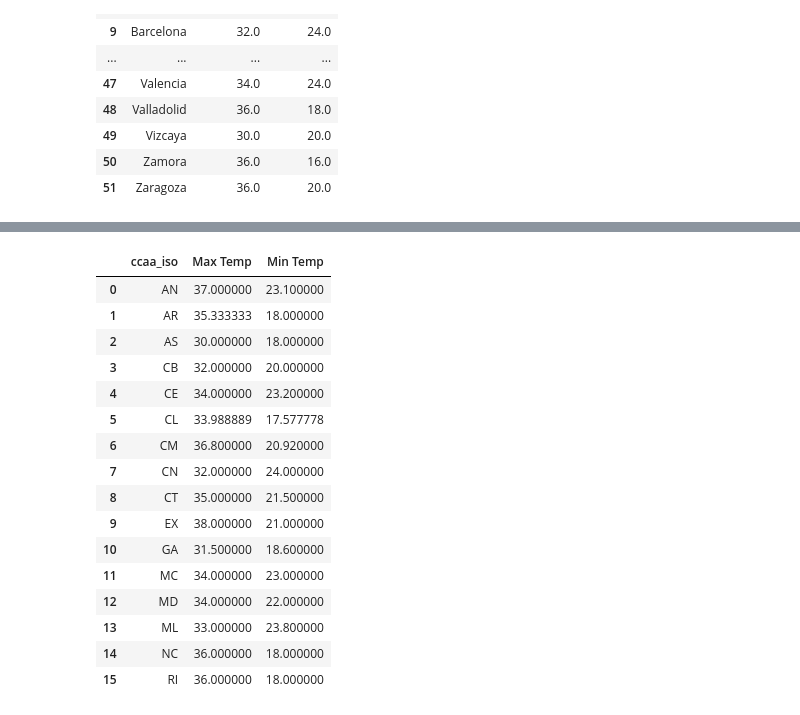
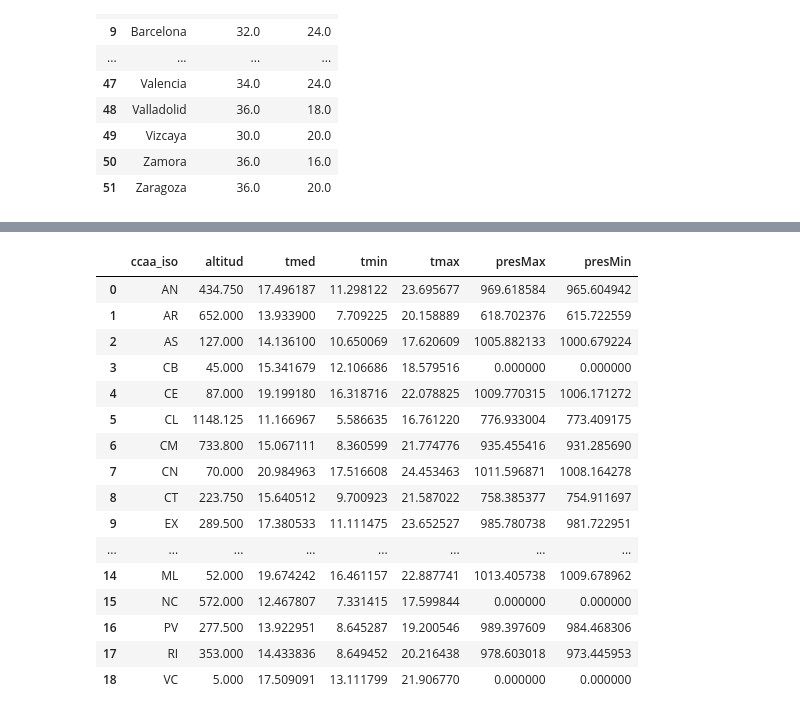
Before and after one commit to huezodaniel/TFM, a Jupyter notebook: ModeloCovid.ipynb, the cells around one changed output, grey strips where cells are left out. Saved outputs shown, nothing was run; the diff lists cells and outputs as text; code cells hidden in the pictures.

Commit message:
Modelos Y nueva data de clima

```diff
--- a/ModeloCovid.ipynb
+++ b/ModeloCovid.ipynb
@@ -70,6 +66,7 @@ MaximoPorProvincia
 # %%
 comunidades = pd.read_csv('Comunidades-Provincias.csv',sep=';', encoding="latin-1")
 comunidades = comunidades[['Codigo','CCAA','Provincia']]
+comunidades['Provincia'] = comunidades['Provincia'].str.upper()
 comunidades
 # %% [output]
 |  | Codigo | CCAA | Provincia |
@@ -91,0 +100,27 @@ comunidades
+# %%
+dataClimaPorProv = pd.DataFrame.from_records(db.ClimaPorProvincia.find())
+dataClimaPorProv['altitud'] = pd.to_numeric(dataClimaPorProv['altitud'])
+dataClimaPorProv['tmed'] = dataClimaPorProv['tmed'].str.replace(',','.')
+dataClimaPorProv['tmed'] = pd.to_numeric(dataClimaPorProv['tmed'])
+dataClimaPorProv['tmin'] = dataClimaPorProv['tmin'].str.replace(',','.')
+dataClimaPorProv['tmin'] = pd.to_numeric(dataClimaPorProv['tmin'])
+dataClimaPorProv['tmax'] = dataClimaPorProv['tmax'].str.replace(',','.')
+dataClimaPorProv['tmax'] = pd.to_numeric(dataClimaPorProv['tmax'])
+dataClimaPorProv['presMin'] = dataClimaPorProv['presMin'].str.replace(',','.')
+dataClimaPorProv['presMin'] = pd.to_numeric(dataClimaPorProv['presMin'])
+dataClimaPorProv['presMax'] = dataClimaPorProv['presMax'].str.replace(',','.')
+dataClimaPorProv['presMax'] = pd.to_numeric(dataClimaPorProv['presMax'])
+dataClimaPorProv['provincia'] = dataClimaPorProv['provincia'].str.replace('ARABA/ALAVA','ARABA')
+provincia_altitud  = dataClimaPorProv[['provincia','altitud']].drop_duplicates()
+provincia_tmedia = dataClimaPorProv[['provincia','tmed']].groupby(['provincia']).mean()
+provincia_tmin = dataClimaPorProv[['provincia','tmin']].groupby(['provincia']).mean()
+provincia_tmax = dataClimaPorProv[['provincia','tmax']].groupby(['provincia']).mean()
+provincia_presMax = dataClimaPorProv[['provincia','presMax']].groupby(['provincia']).mean()
+provincia_presMin = dataClimaPorProv[['provincia','presMin']].groupby(['provincia']).mean()
+
+MaximoPorProvincia = provincia_altitud.merge(provincia_tmedia, on="provincia").merge(provincia_tmin, on="provincia").merge(provincia_tmax, on="provincia").merge(provincia_presMax, on="provincia").merge(provincia_presMin, on="provincia")
+MaximoPorProvincia['presMax'] = MaximoPorProvincia['presMax'].fillna(0)
+MaximoPorProvincia['presMin'] = MaximoPorProvincia['presMin'].fillna(0)
+MaximoPorProvincia = MaximoPorProvincia.rename(columns={"provincia":"Provincia"})
+
+MaximoPorProvincia
@@ -92,24 +145,24 @@ comunidades
 # %%
-tempMaxima= pd.merge(comunidades,MaximoPorProvincia, on="Provincia")
+tempMaxima= pd.merge(comunidades,MaximoPorProvincia, on="Provincia", how="left")
+
 tempMaxima = tempMaxima.groupby(['Codigo'], as_index=False).mean()
-
-tempMaxima.rename(columns={'Codigo':'ccaa_iso'}, inplace=True)
+tempMaxima = tempMaxima.rename(columns={"Codigo":"ccaa_iso"})
 tempMaxima
 # %% [output]
-|  | ccaa_iso | Max Temp | Min Temp |
-| 0 | AN | 37.000000 | 23.100000 |
-| 1 | AR | 35.333333 | 18.000000 |
-| 2 | AS | 30.000000 | 18.000000 |
-| 3 | CB | 32.000000 | 20.000000 |
-| 4 | CE | 34.000000 | 23.200000 |
-| 5 | CL | 33.988889 | 17.577778 |
-| 6 | CM | 36.800000 | 20.920000 |
-| 7 | CN | 32.000000 | 24.000000 |
-| 8 | CT | 35.000000 | 21.500000 |
-| 9 | EX | 38.000000 | 21.000000 |
-| 10 | GA | 31.500000 | 18.600000 |
-| 11 | MC | 34.000000 | 23.000000 |
-| 12 | MD | 34.000000 | 22.000000 |
-| 13 | ML | 33.000000 | 23.800000 |
-| 14 | NC | 36.000000 | 18.000000 |
-| 15 | RI | 36.000000 | 18.000000 |
+|  | ccaa_iso | altitud | tmed | tmin | tmax | presMax | presMin |
+| 0 | AN | 434.750 | 17.496187 | 11.298122 | 23.695677 | 969.618584 | 965.604942 |
+| 1 | AR | 652.000 | 13.933900 | 7.709225 | 20.158889 | 618.702376 | 615.722559 |
+| 2 | AS | 127.000 | 14.136100 | 10.650069 | 17.620609 | 1005.882133 | 1000.679224 |
+| 3 | CB | 45.000 | 15.341679 | 12.106686 | 18.579516 | 0.000000 | 0.000000 |
+| 4 | CE | 87.000 | 19.199180 | 16.318716 | 22.078825 | 1009.770315 | 1006.171272 |
+| 5 | CL | 1148.125 | 11.166967 | 5.586635 | 16.761220 | 776.933004 | 773.409175 |
+| 6 | CM | 733.800 | 15.067111 | 8.360599 | 21.774776 | 935.455416 | 931.285690 |
+| 7 | CN | 70.000 | 20.984963 | 17.516608 | 24.453463 | 1011.596871 | 1008.164278 |
+| 8 | CT | 223.750 | 15.640512 | 9.700923 | 21.587022 | 758.385377 | 754.911697 |
+| 9 | EX | 289.500 | 17.380533 | 11.111475 | 23.652527 | 985.780738 | 981.722951 |
+| ... | ... | ... | ... | ... | ... | ... | ... |
+| 14 | ML | 52.000 | 19.674242 | 16.461157 | 22.887741 | 1013.405738 | 1009.678962 |
+| 15 | NC | 572.000 | 12.467807 | 7.331415 | 17.599844 | 0.000000 | 0.000000 |
+| 16 | PV | 277.500 | 13.922951 | 8.645287 | 19.200546 | 989.397609 | 984.468306 |
+| 17 | RI | 353.000 | 14.433836 | 8.649452 | 20.216438 | 978.603018 | 973.445953 |
+| 18 | VC | 5.000 | 17.509091 | 13.111799 | 21.906770 | 0.000000 | 0.000000 |
```
Also changed, not shown: parts of 29 cells of this notebook, 3 other files.
